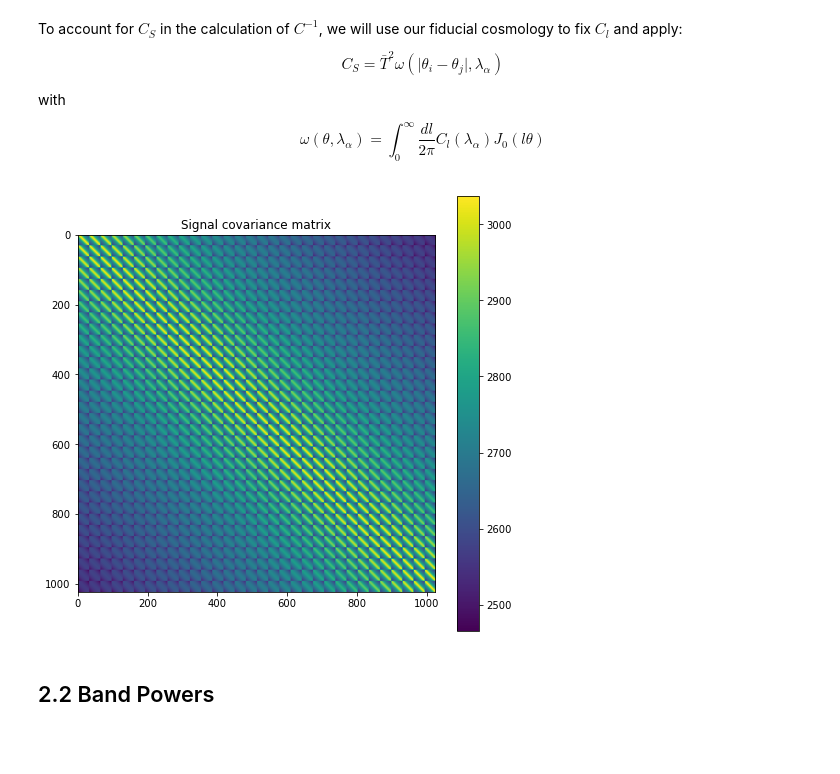
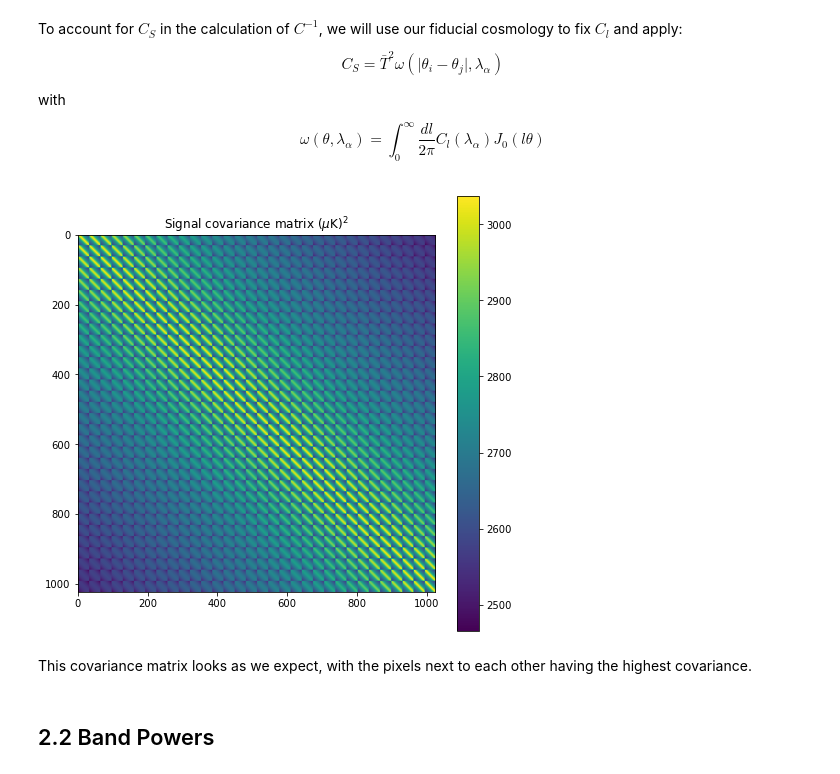
Before and after one commit to EthanMarx/cmb-map-making, a Jupyter notebook: cmb-map-fit.ipynb, the cells around one changed output. Drawn from its saved outputs; the diff is of its cells as text; code cells hidden in the pictures; blank space fills up the shorter version.

```diff
--- a/cmb-map-fit.ipynb
+++ b/cmb-map-fit.ipynb
@@ -301,10 +301,12 @@ CS_test = np.reshape(CS_test, (nx*ny,nx*ny))
 # %%
 plt.figure(figsize=(8,8))
 plt.imshow(CS_test)
 plt.colorbar()
-plt.title('Signal covariance matrix');
+plt.title('Signal covariance matrix ($\mu$K)$^2$');
 # %% [output]
-[figure, old version]
+[figure, new version]
+# %% [markdown]
+This covariance matrix looks as we expect, with the pixels next to each other having the highest covariance.
 # %% [markdown]
 ## 2.2 Band Powers
 # %% [markdown]
```
Also changed, not shown: parts of 6 cells of this notebook, 1 other file.
